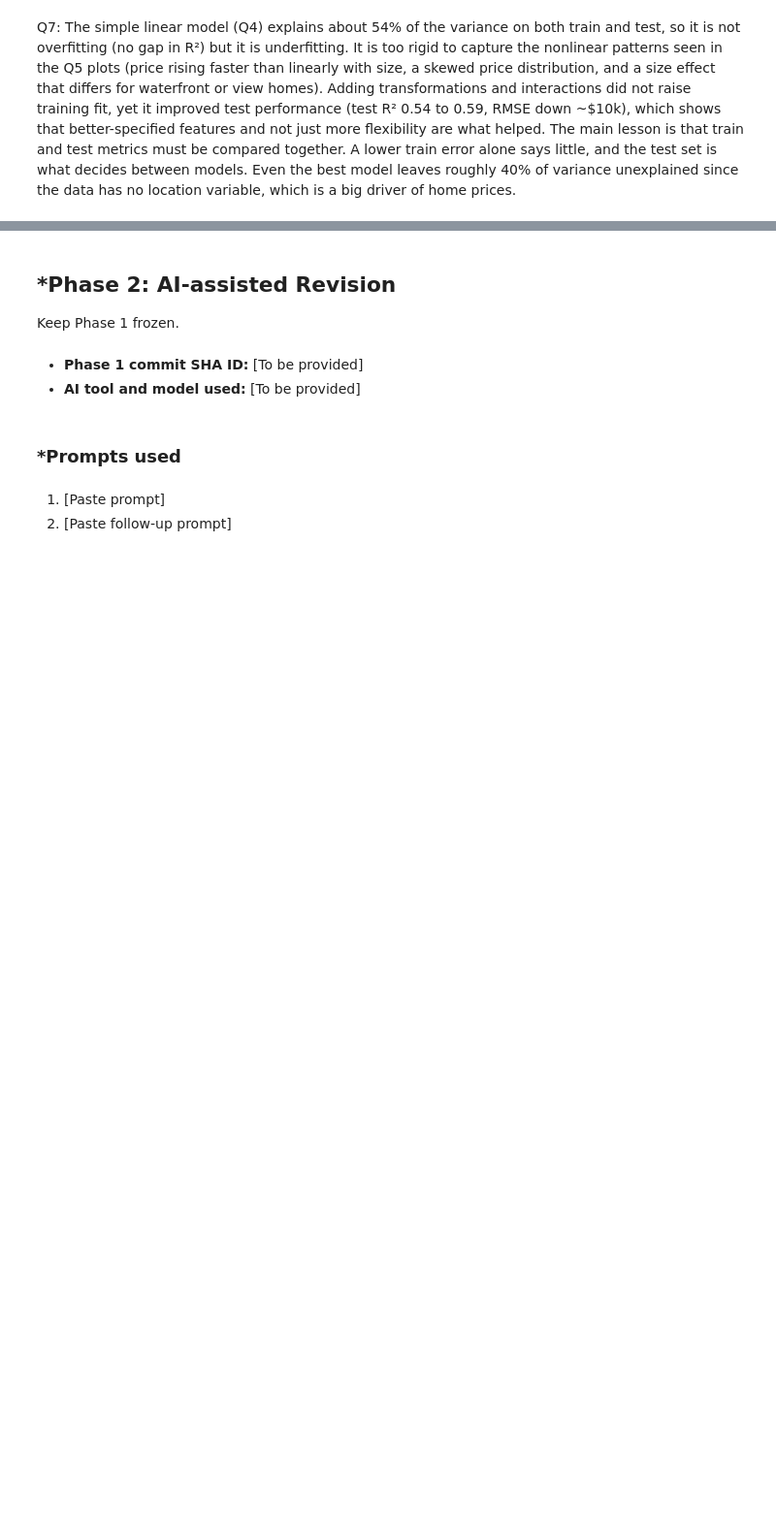
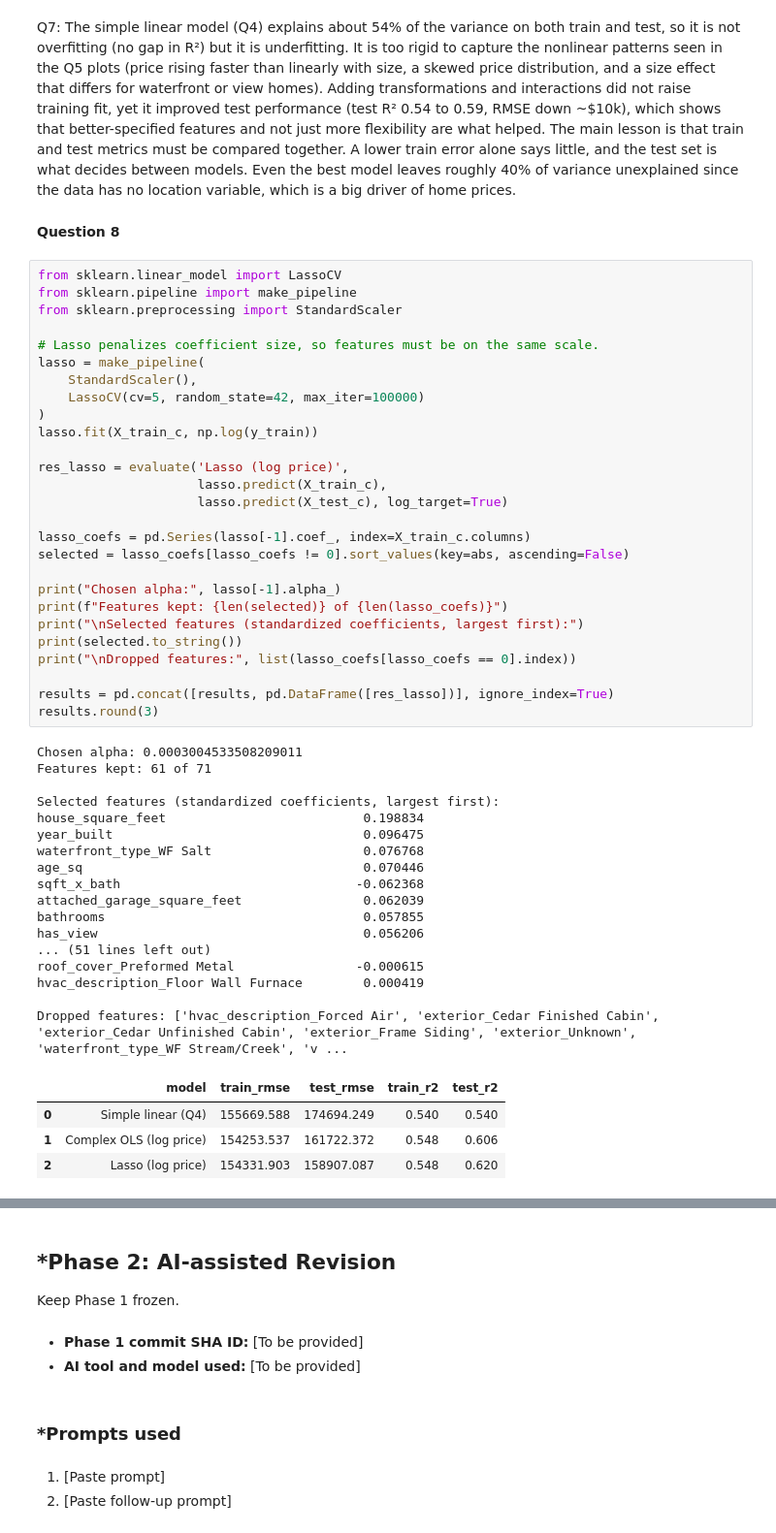
Before and after one commit to hwayalew/L02-hedonic-pricing, a Jupyter notebook: notebook.ipynb, the cells around one changed output, grey strips where cells are left out. Shown at 97% size. Saved outputs shown, nothing was run; the diff lists cells and outputs as text; blank space fills up the shorter version.

Commit message:
Question 8

```diff
--- a/notebook.ipynb
+++ b/notebook.ipynb
@@ -571,3 +571,54 @@ summary.round(3)
 | Complex OLS (log price) | 154253.537 | 161722.372 | 0.548 | 0.606 | 7468.835 | -0.058 |
 # %% [markdown]
 Q7: The simple linear model (Q4) explains about 54% of the variance on both train and test, so it is not overfitting (no gap in R²) but it is underfitting. It is too rigid to capture the nonlinear patterns seen in the Q5 plots (price rising faster than linearly with size, a skewed price distribution, and a size effect that differs for waterfront or view homes). Adding transformations and interactions did not raise training fit, yet it improved test performance (test R² 0.54 to 0.59, RMSE down ~$10k), which shows that better-specified features and not just more flexibility are what helped. The main lesson is that train and test metrics must be compared together. A lower train error alone says little, and the test set is what decides between models. Even the best model leaves roughly 40% of variance unexplained since the data has no location variable, which is a big driver of home prices.
+# %% [markdown]
+**Question 8**
+# %%
+from sklearn.linear_model import LassoCV
+from sklearn.pipeline import make_pipeline
+from sklearn.preprocessing import StandardScaler
+
+# Lasso penalizes coefficient size, so features must be on the same scale.
+lasso = make_pipeline(
+    StandardScaler(),
+    LassoCV(cv=5, random_state=42, max_iter=100000)
+)
+lasso.fit(X_train_c, np.log(y_train))
+
+res_lasso = evaluate('Lasso (log price)',
+                     lasso.predict(X_train_c),
+                     lasso.predict(X_test_c), log_target=True)
+
+lasso_coefs = pd.Series(lasso[-1].coef_, index=X_train_c.columns)
+selected = lasso_coefs[lasso_coefs != 0].sort_values(key=abs, ascending=False)
+
+print("Chosen alpha:", lasso[-1].alpha_)
+print(f"Features kept: {len(selected)} of {len(lasso_coefs)}")
+print("\nSelected features (standardized coefficients, largest first):")
+print(selected.to_string())
+print("\nDropped features:", list(lasso_coefs[lasso_coefs == 0].index))
+
+results = pd.concat([results, pd.DataFrame([res_lasso])], ignore_index=True)
+results.round(3)
+# %% [output]
+Chosen alpha: 0.0003004533508209011
+Features kept: 61 of 71
+
+Selected features (standardized coefficients, largest first):
+house_square_feet                          0.198834
+year_built                                 0.096475
+waterfront_type_WF Salt                    0.076768
+age_sq                                     0.070446
+sqft_x_bath                               -0.062368
+attached_garage_square_feet                0.062039
+bathrooms                                  0.057855
+has_view                                   0.056206
+... (51 lines left out)
+roof_cover_Preformed Metal                -0.000615
+hvac_description_Floor Wall Furnace        0.000419
+
+Dropped features: ['hvac_description_Forced Air', 'exterior_Cedar Finished Cabin', 'exterior_Cedar Unfinished Cabin', 'exterior_Frame Siding', 'exterior_Unknown', 'waterfront_type_WF Stream/Creek', 'v ...
+|  | model | train_rmse | test_rmse | train_r2 | test_r2 |
+| 0 | Simple linear (Q4) | 155669.588 | 174694.249 | 0.540 | 0.540 |
+| 1 | Complex OLS (log price) | 154253.537 | 161722.372 | 0.548 | 0.606 |
+| 2 | Lasso (log price) | 154331.903 | 158907.087 | 0.548 | 0.620 |
```
Also changed, not shown: parts of 1 cell of this notebook.
